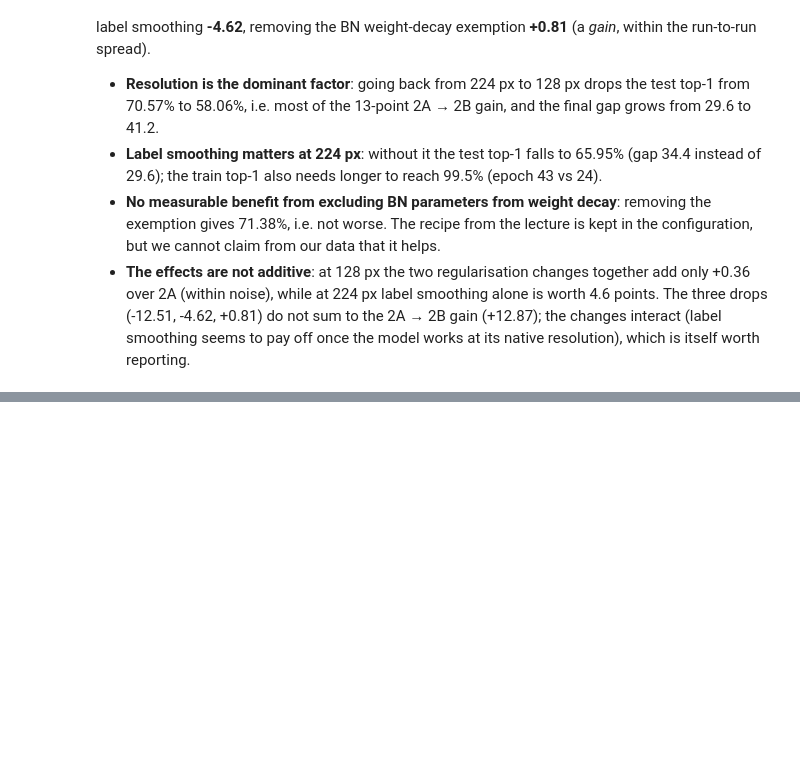
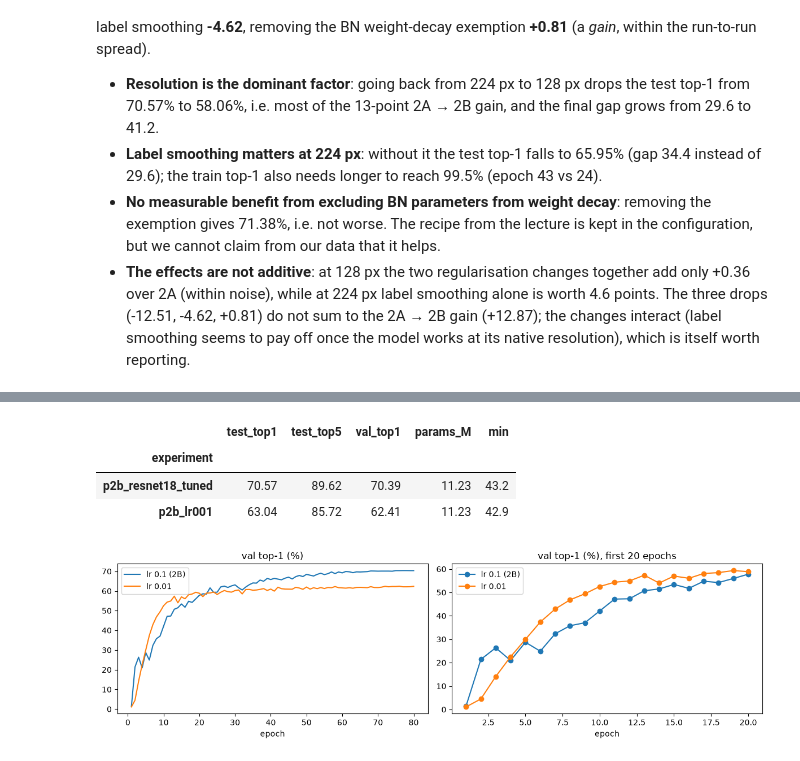
Before and after one commit to LuyaoMa-ace/IPCV_HW, a Jupyter notebook: assignment_module_two_executed.ipynb, the cells around one changed output, grey strips where cells are left out. Saved outputs shown, nothing was run; the diff lists cells and outputs as text; code cells hidden in the pictures; blank space fills up the shorter version.

```diff
--- a/assignment_module_two_executed.ipynb
+++ b/assignment_module_two_executed.ipynb
@@ -1234,0 +1285,17 @@ Drops relative to the full 2B configuration (70.57%): removing the resolution ch
+# %%
+LR_NAMES = ["p2b_resnet18_tuned", "p2b_lr001"]
+display(results_table(LR_NAMES))
+
+fig, ax = plt.subplots(1, 2, figsize=(12, 3.6))
+for n, lab in zip(LR_NAMES, ["lr 0.1 (2B)", "lr 0.01"]):
+    v = RESULTS[n]["history"]["val_top1"]
+    ax[0].plot(range(1, len(v) + 1), v, label=lab); ax[1].plot(range(1, 21), v[:20], marker="o", label=lab)
+ax[0].set_title("val top-1 (%)"); ax[1].set_title("val top-1 (%), first 20 epochs")
+for a in ax: a.set_xlabel("epoch"); a.legend()
+plt.tight_layout(); plt.show()
+# %% [output]
+|  | test_top1 | test_top5 | val_top1 | params_M | min |
+| experiment |  |  |  |  |  |
+| p2b_resnet18_tuned | 70.57 | 89.62 | 70.39 | 11.23 | 43.2 |
+| p2b_lr001 | 63.04 | 85.72 | 62.41 | 11.23 | 42.9 |
+[figure, added]
```
Also changed, not shown: parts of 45 cells of this notebook, 2 other files.
